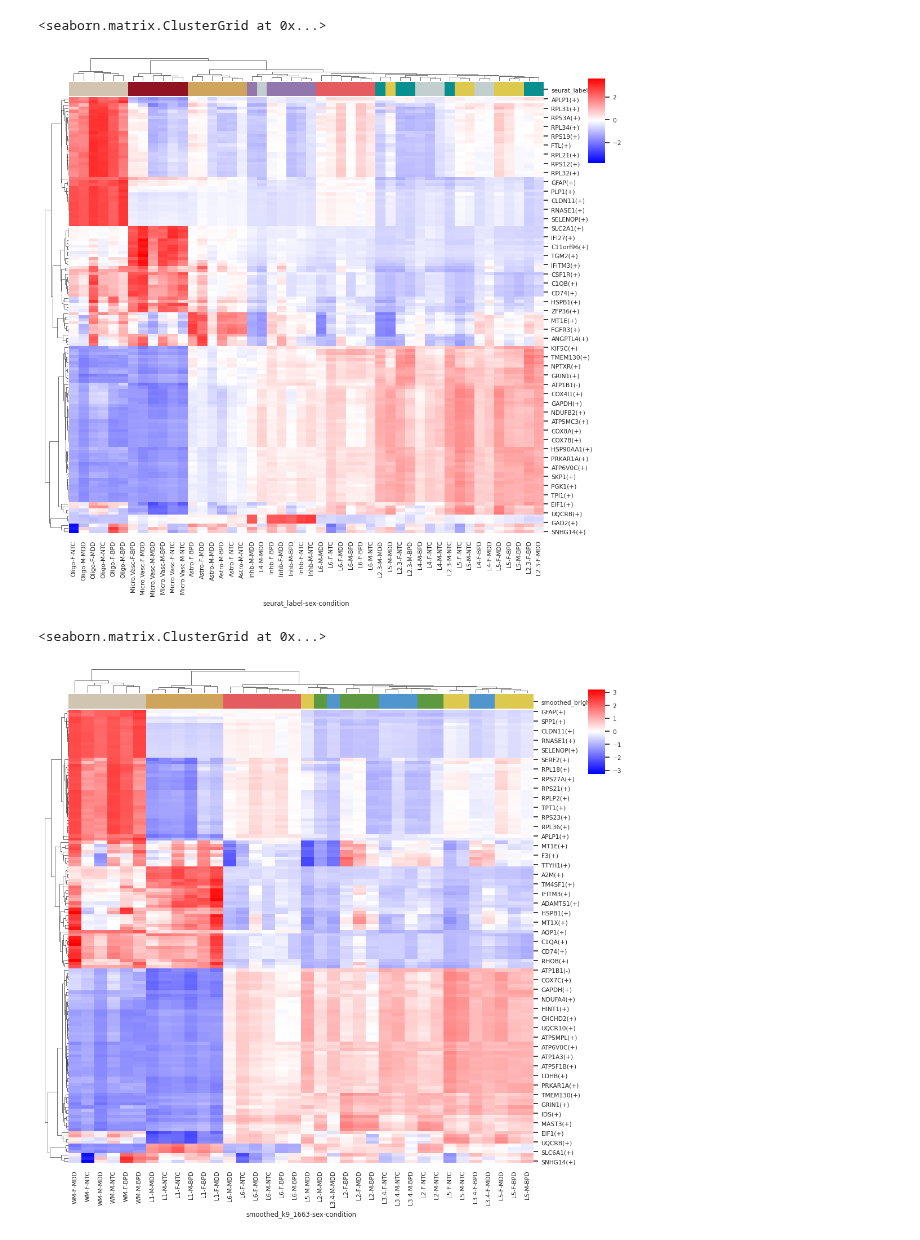
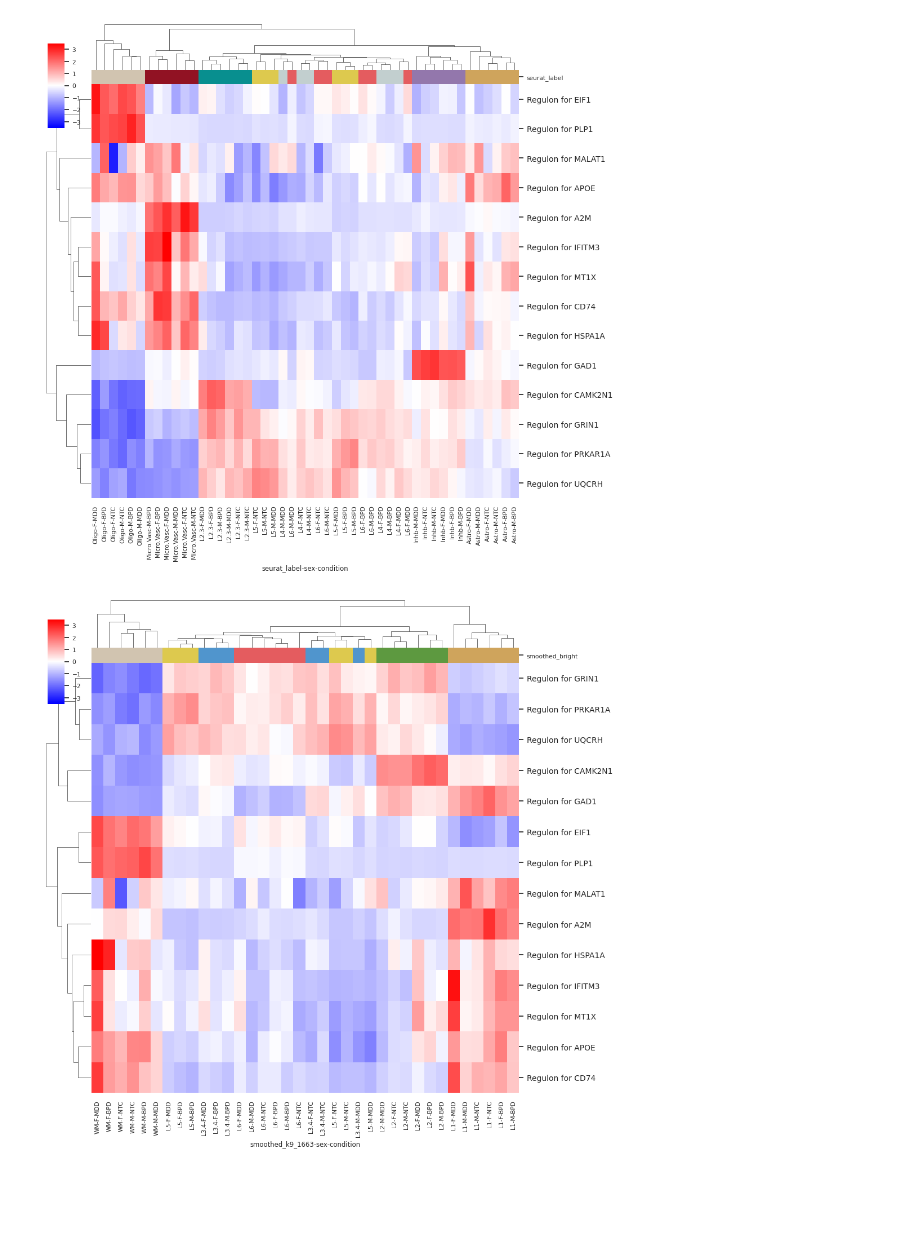
Before and after one commit to LieberInstitute/spatialDLPFC_mdd_bpd, a Jupyter notebook: code/09_DEG_GRN/08_explore-AUCell-modules.ipynb, the cells around one changed output. Cells and saved outputs as stored; diff of their text form; code cells hidden in the pictures; blank space fills up the shorter version.

```diff
--- a/code/09_DEG_GRN/08_explore-AUCell-modules.ipynb
+++ b/code/09_DEG_GRN/08_explore-AUCell-modules.ipynb
@@ -10,7 +10,7 @@ MODULE_PATH = pdir+"processed-data/09_DEG_GRN/AUCell_modules/"
 # %%
 def extract_aucell(cluster):
 
-    lf = lp.connect(MODULE_PATH+"spe-n119_seurat-label-"+cluster+"_13844-genes_no-lowUMI_logcounts_modules-top20-Fadjp05_AUCell-fixed-thold-05.loom", mode='r+', validate=False)
+    lf = lp.connect(MODULE_PATH+"spe-n119_seurat-label-"+cluster+"_13162-genes_no-lowUMI_logcounts_modules-DEG-subset-refined_AUCell-fixed-thold-05.loom", mode='r+', validate=False)
     auc_mtx = pd.DataFrame(lf.ca.RegulonsAUC, index=lf.ca.CellID)
     cell_mtx = pd.DataFrame({"seurat_label": lf.ca.seurat_label, "smoothed_k9_1663": lf.ca.smoothed_k9_1663, #"custom_cluster": cluster,
                              "sex": lf.ca.sex, "condition": lf.ca.condition, "nGene": lf.ca.nGene, "nUMI": lf.ca.nUMI}, index=lf.ca.CellID)
@@ -82,25 +62,33 @@ colors_df = pd.DataFrame(index=df_means.index)
 colors_df['seurat_label'] = [x[0] for x in df_means.index]
 row_colors = colors_df['seurat_label'].map(transfer_bright)
 
-sns.clustermap(df_means.T, z_score='row', col_colors=row_colors, dendrogram_ratio=.05,
-               cmap='bwr',
-              cbar_pos=(0.98, 0.8, 0.03, 0.15))
+hmp = sns.clustermap(df_means.T, z_score='row', col_colors=row_colors, dendrogram_ratio=.1,
+               cmap='bwr', vmin=-3.5, vmax=3.5,
+              cbar_pos=(0.02, 0.8, 0.03, 0.15))
+hmp.ax_heatmap.set_yticklabels(hmp.ax_heatmap.get_ymajorticklabels(), fontsize = 10)
+
+#hmp.figure.savefig(pdir+'plots/10_SCENIC/spe-n119_13162-no-lowUMI_logcounts_'+REGULON_TYPE+'_AUCell-seurat-pc30.pdf')
+
+plt.show()
 # %% [output]
-<seaborn.matrix.ClusterGrid at 0x...>
-[figure, old version]
+[figure, new version]
 # %%
 df_scores = joined_all[list(auc_all.select_dtypes('number').columns)+['smoothed_k9_1663','sex','condition']]
 df_scores = df_scores.loc[-df_scores['smoothed_k9_1663'].isin(['Vasc','GABA'])]
 df_means = df_scores.groupby(by=['smoothed_k9_1663','sex','condition']).mean()
 
 colors_df = pd.DataFrame(index=df_means.index)
 colors_df['smoothed_bright'] = [x[0] for x in df_means.index]
 row_colors = colors_df['smoothed_bright'].map(smoothed_bright)
 
-sns.clustermap(df_means.T, z_score='row', col_colors=row_colors, dendrogram_ratio=.05,
-               cmap='bwr',
-              cbar_pos=(0.98, 0.8, 0.03, 0.15))
+hmp = sns.clustermap(df_means.T, z_score='row', col_colors=row_colors, dendrogram_ratio=.1,
+               cmap='bwr', vmin=-3.5, vmax=3.5,
+              cbar_pos=(0.02, 0.8, 0.03, 0.15))
+hmp.ax_heatmap.set_yticklabels(hmp.ax_heatmap.get_ymajorticklabels(), fontsize = 10)
+
+#hmp.figure.savefig(pdir+'plots/10_SCENIC/spe-n119_13162-no-lowUMI_logcounts_'+REGULON_TYPE+'_AUCell-smoothed-k9-1663.pdf')
+
+plt.show()
 # %% [output]
-<seaborn.matrix.ClusterGrid at 0x...>
-[figure, old version]
+[figure, new version]
 # %%
```
Also changed, not shown: parts of 30 cells of this notebook, 14 other files.
